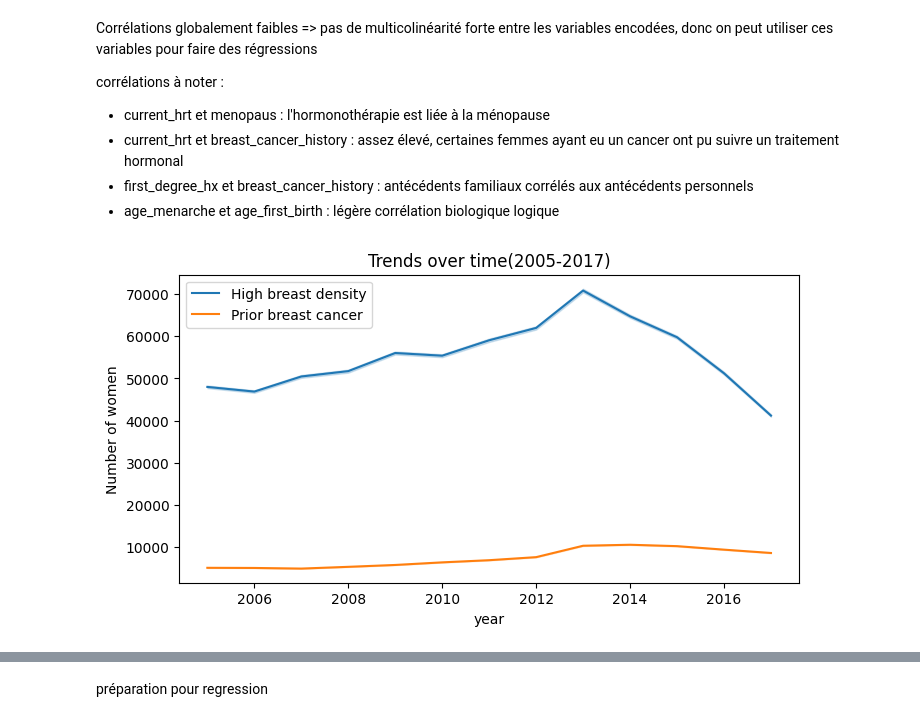
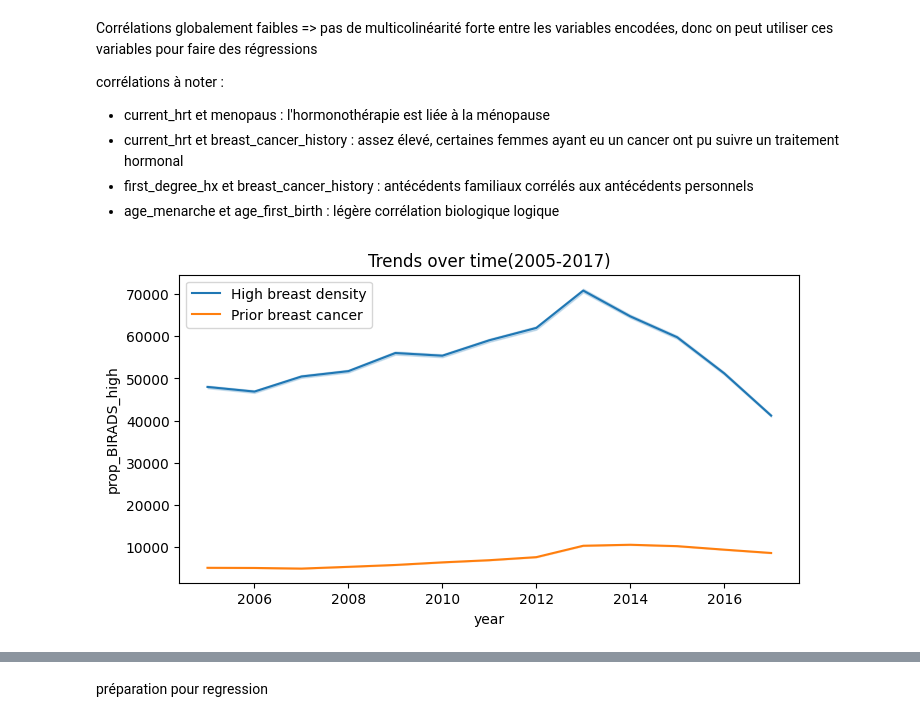
Before and after one commit to Valentinekrafft/projet-breast-cancer, a Jupyter notebook: datascience_project_breastcancer_v7_reg.ipynb, the cells around one changed output, grey strips where cells are left out. Saved outputs shown, nothing was run; the diff lists cells and outputs as text; code cells hidden in the pictures.

```diff
--- a/datascience_project_breastcancer_v7_reg.ipynb
+++ b/datascience_project_breastcancer_v7_reg.ipynb
@@ -437,22 +437,21 @@ corrélations à noter :
 # %%
 #voir si il y a des tendances dans le temps
 trend_BIRADS = df_cleaned.groupby('year').apply(
     lambda x: (x['BIRADS_high'] * x['count']).sum() / x['count']
 ).reset_index(name='prop_BIRADS_high')
 
 trend_history = df_cleaned.groupby('year').apply(
     lambda x: (x['breast_cancer_history_bin'] * x['count']).sum() / x['count']
 ).reset_index(name='prop_history')
 
 plt.figure(figsize=(8,4))
 sns.lineplot(data=trend_BIRADS, x='year',y='prop_BIRADS_high', label = 'High breast density')
 sns.lineplot(data=trend_history, x='year', y='prop_history', label = 'Prior breast cancer')
 plt.title('Trends over time(2005-2017)')
-plt.ylabel('Number of women')
 plt.legend()
 plt.show()
 # %% [output]
-[figure, old version]
+[figure, new version]
 # %%
 from google.colab import files
 
```
Also changed, not shown: parts of 15 cells of this notebook.
